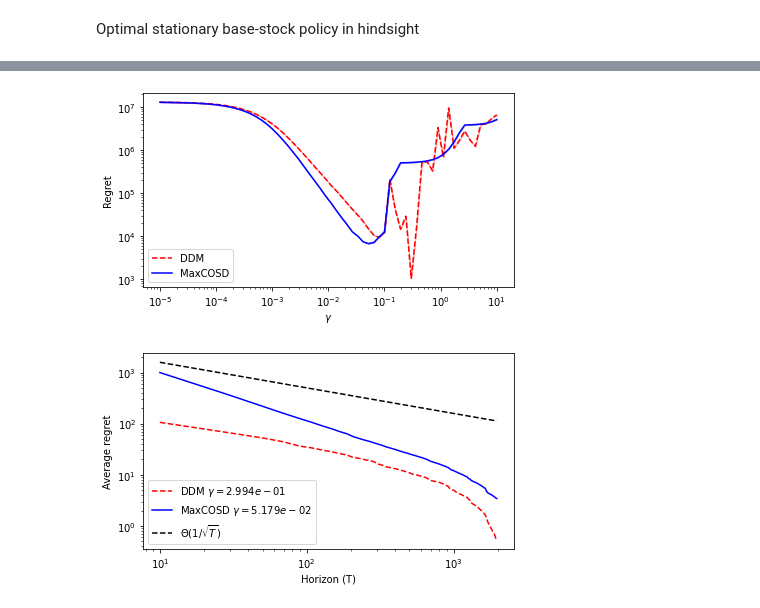
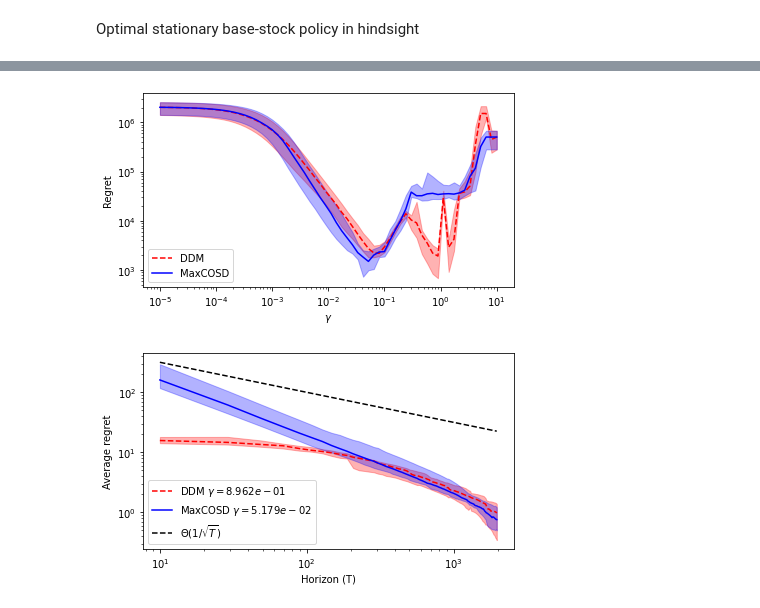
Before and after one commit to Califrais/newsvendor_tester, a Jupyter notebook: m5_experiments/m5_experiment.ipynb, the cells around one changed output, grey strips where cells are left out. Drawn from its saved outputs; the diff is of its cells as text; code cells hidden in the pictures.

Commit message:
changing from mean to median in regret plots

```diff
--- a/m5_experiments/m5_experiment.ipynb
+++ b/m5_experiments/m5_experiment.ipynb
@@ -70,10 +59,10 @@ Sum of critical quantiles: 3064.2686455177527
 # %%
-volumes = np.ones(NB_PRODUCTS)
-total_volume = 3500
+volumes = np.ones(nb_products)
+total_volume = 1000
 diameter = total_volume*np.sqrt(1/(np.sort(volumes)[0]**2)+1/(np.sort(volumes)[1]**2))
-G = np.sqrt(NB_PRODUCTS)*np.max(np.maximum(holding_costs,penalty_costs))
+G = np.sqrt(nb_products)*np.max(np.maximum(holding_costs,penalty_costs))
 # %%
-initial_decision = np.zeros(NB_PRODUCTS)
+initial_decision = np.zeros(nb_products)
 list_gamma = [10**exponent for exponent in np.linspace(-5,1,9*7+1)]
 
 algs = [ DDM_algorithm(initial_decision,volumes,total_volume, gamma_value,G,holding_costs,penalty_costs) for gamma_value in list_gamma]
@@ -83,50 +72,57 @@ nb_algs = len(algs)
 # %%
 horizons = np.linspace(10,horizon,100).astype(int)
 
-sim = Simulator(env_generator, NB_PRODUCTS, 1, horizons, algs,
+sim = Simulator(envs, nb_products, nb_samples, horizons, algs,
    lambda optimum : np.sum(volumes*optimum)<=total_volume, holding_costs, penalty_costs)
 cum_losses = sim.run()
 # %%
-ddm_mean_regret = np.array([np.mean(cum_losses[:,gamma_index,-1]-cum_losses[:,0,-1]) for gamma_index in range(1,len(list_gamma)+1)])
-ddm_std_regret = np.array([np.std(cum_losses[:,gamma_index,-1]-cum_losses[:,0,-1]) for gamma_index in range(1,len(list_gamma)+1)])
+ddm_median_regret = np.array([np.median(cum_losses[:,gamma_index,-1]-cum_losses[:,0,-1]) for gamma_index in range(1,len(list_gamma)+1)])
+ddm_q20_regret = np.array([np.quantile(cum_losses[:,gamma_index,-1]-cum_losses[:,0,-1],q=0.2) for gamma_index in range(1,len(list_gamma)+1)])
+ddm_q80_regret = np.array([np.quantile(cum_losses[:,gamma_index,-1]-cum_losses[:,0,-1],q=0.8) for gamma_index in range(1,len(list_gamma)+1)])
 
-cosd_mean_cum_losses = np.array([np.mean(cum_losses[:,gamma_index,-1]-cum_losses[:,0,-1]) for gamma_index in range(1*len(list_gamma)+1,2*len(list_gamma)+1)])
-cosd_std_cum_losses = np.array([np.std(cum_losses[:,gamma_index,-1]-cum_losses[:,0,-1]) for gamma_index in range(1*len(list_gamma)+1,2*len(list_gamma)+1)])
-
+cosd_median_cum_losses = np.array([np.median(cum_losses[:,gamma_index,-1]-cum_losses[:,0,-1]) for gamma_index in range(1*len(list_gamma)+1,2*len(list_gamma)+1)])
+cosd_q20_regret = np.array([np.quantile(cum_losses[:,gamma_index,-1]-cum_losses[:,0,-1],q=0.2) for gamma_index in range(1*len(list_gamma)+1,2*len(list_gamma)+1)])
+cosd_q80_regret = np.array([np.quantile(cum_losses[:,gamma_index,-1]-cum_losses[:,0,-1],q=0.8) for gamma_index in range(1*len(list_gamma)+1,2*len(list_gamma)+1)])
 
 plt.figure(figsize=(6,3.5))
+#plt.axhline(np.mean(cum_losses[:,0,-1]), color="black", linestyle="--", label="Comparator")
 
-plt.loglog(list_gamma,ddm_mean_regret, color="red", label="DDM", linestyle="--")
-plt.fill_between(list_gamma, ddm_mean_regret-ddm_std_regret,ddm_mean_regret+ddm_std_regret, color="red", alpha=0.3)
+plt.loglog(list_gamma,ddm_median_regret, color="red", label="DDM",linestyle="--")
+plt.fill_between(list_gamma, ddm_q20_regret, ddm_q80_regret, color="red", alpha=0.3)
 
-plt.loglog(list_gamma,cosd_mean_cum_losses, color="blue", label="MaxCOSD")
-plt.fill_between(list_gamma, cosd_mean_cum_losses-cosd_std_cum_losses,cosd_mean_cum_losses+cosd_std_cum_losses, color="blue", alpha=0.3)
+plt.loglog(list_gamma,cosd_median_cum_losses, color="blue", label="MaxCOSD")
+plt.fill_between(list_gamma, cosd_q20_regret, cosd_q80_regret, color="blue", alpha=0.3)
 
 #plt.axvline(gamma,linestyle="--",color="black")
+#plt.ticklabel_format(axis='y', style='sci', scilimits=(0,0))
 plt.xlabel(r"$\gamma$")
 plt.ylabel("Regret")
 plt.legend(loc="lower left")
-#plt.ticklabel_format(axis='y', style='sci', scilimits=(0,0))
+
 plt.tight_layout()
 plt.savefig("images/m5_gamma_1.png", dpi=300)
 plt.show()
 # %% [output]
-[figure, old version]
+[figure, new version]
 # %%
-ddm_gamma_index_opt = np.argmin(cum_losses[0,1:len(list_gamma)+1,-1])+1
-cosd_gamma_index_opt = np.argmin(cum_losses[0,1*len(list_gamma)+1:2*len(list_gamma)+1,-1])+1*len(list_gamma)+1
+ddm_gamma_index_opt = np.argmin(np.mean(cum_losses[:,1:len(list_gamma)+1,-1],axis=0))+1
+cosd_gamma_index_opt = np.argmin(np.mean(cum_losses[:,1*len(list_gamma)+1:2*len(list_gamma)+1,-1],axis=0))+1*len(list_gamma)+1
 colors = {ddm_gamma_index_opt:"red", cosd_gamma_index_opt:"blue"}
 linestyles = {ddm_gamma_index_opt:"--", cosd_gamma_index_opt:"-"}
 
 plt.figure(figsize=(6,3.5))
 
 for i in [ddm_gamma_index_opt, cosd_gamma_index_opt] :
-    y = np.mean(cum_losses[:,i,:]-cum_losses[:,0,:],axis=0)
+    y = np.median(cum_losses[:,i,:]-cum_losses[:,0,:],axis=0)
+    y_q20 = np.quantile(cum_losses[:,i,:]-cum_losses[:,0,:],q=0.2, axis=0)
+    y_q80 = np.quantile(cum_losses[:,i,:]-cum_losses[:,0,:],q=0.8, axis=0)
     plt.loglog(horizons, y/horizons,label=algs[i-1], color=colors[i], linestyle=linestyles[i])
+    plt.fill_between(horizons, y_q20/horizons,y_q80/horizons, color=colors[i], alpha=0.3)
 #plt.axhline(0,color="k")
 #plt.plot(horizons,np.sqrt(horizons)*D/2*np.sqrt(2/np.pi),"--",color="k",label="theoretical equivalent")
-#plt.plot(horizons,np.sqrt(horizons)*D/(4*np.sqrt(2)),"x",color="k",label="theoretical lower bound")
-plt.loglog(horizons,10**3.7/np.sqrt(horizons),"--",color="k",label=r"$\Theta(1/\sqrt{T})$")
+#plt.plot(horizons,(1/(2*gamma)+gamma+1)*G*diameter/np.sqrt(horizons),"x",color="k",label="theoretical upper bound")
+plt.loglog(horizons,10**3/np.sqrt(horizons),"--",color="k",label=r"$\Theta(1/\sqrt{T})$")
+
 plt.ylabel("Average regret")
 plt.xlabel("Horizon (T)")
 plt.legend(loc="lower left")
@@ -135,4 +131,4 @@ plt.tight_layout()
 plt.savefig("images/m5_avgregret_1.png", dpi=300)
 plt.show()
 # %% [output]
-[figure, old version]
+[figure, new version]
```
Also changed, not shown: parts of 2 cells of this notebook, 13 other files.
